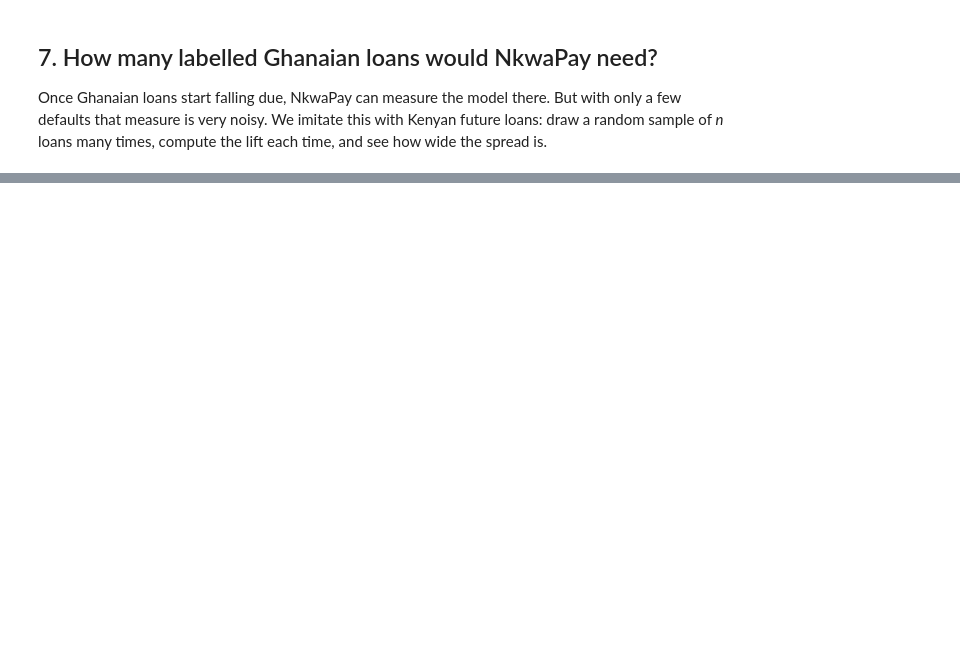
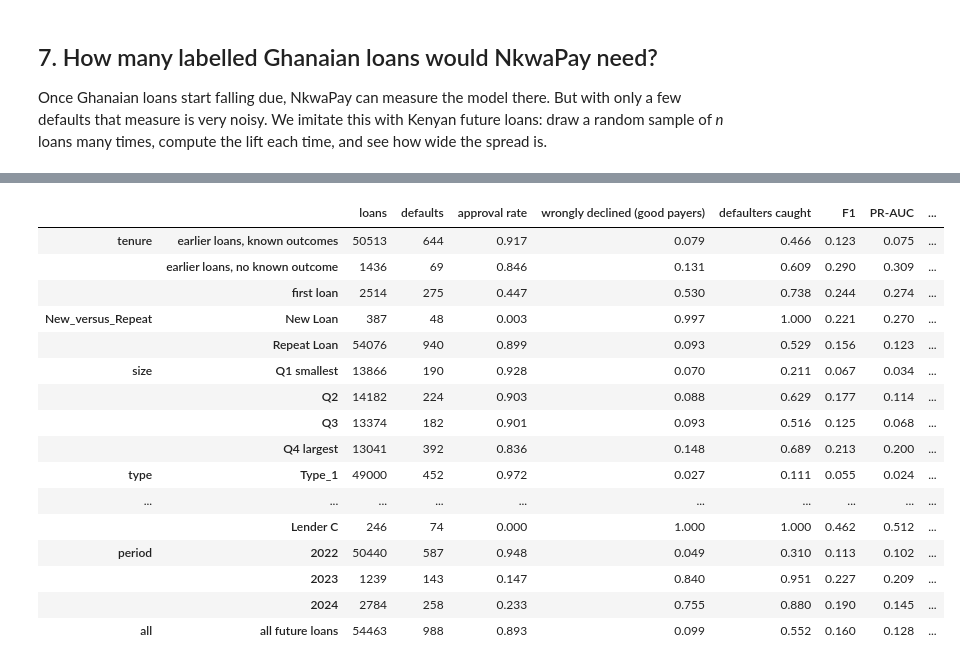
Before and after one commit to ASU-MICS-2028/mle-group-1-prosit-2, a Jupyter notebook: notebooks/04_transfer_and_fairness.ipynb, the cells around one changed output, grey strips where cells are left out. Drawn from its saved outputs; the diff is of its cells as text; code cells hidden in the pictures; blank space fills up the shorter version.

```diff
--- a/notebooks/04_transfer_and_fairness.ipynb
+++ b/notebooks/04_transfer_and_fairness.ipynb
@@ -532,0 +632,58 @@ The full write-up is in [learnings/10](../learnings/10_transfer.md), and the dec
+# %%
+def measures(d):
+    """Every measure for one group of future loans, at Kenya's 2.1% cut-off. 'Positive' = declined = flagged as risky."""
+    y, p = d.target.to_numpy().astype(int), d.p.to_numpy()
+    dec = p > CUTOFF["Kenya"]
+    good, bad = y == 0, y == 1
+    r = {"approval rate": 1 - dec.mean(), "wrongly declined (good payers)": dec[good].mean() if good.any() else np.nan,
+         "defaulters caught": dec[bad].mean() if bad.any() else np.nan,
+         "declined who would default (PPV)": y[dec].mean() if dec.any() else np.nan,
+         "approved who repay (NPV)": 1 - y[~dec].mean() if (~dec).any() else np.nan,
+         "F1": f1_score(y, dec) if bad.any() else np.nan,
+         "predicted default": p.mean(), "actual default": y.mean(),
+         "cost per loan (KES)": (FN * (bad & ~dec).sum() + FP * (good & dec).sum()) / len(y)}
+    r["PR-AUC"] = average_precision_score(y, p) if bad.any() and good.any() else np.nan
+    r["ROC-AUC"] = roc_auc_score(y, p) if bad.any() and good.any() else np.nan
+    r["lift"] = r["PR-AUC"] / y.mean() if bad.any() else np.nan
+    return r
+
+CI_FOR = ["approval rate", "wrongly declined (good payers)", "defaulters caught", "F1", "PR-AUC"]
+def by_group(d, by, n=200, min_defaults=30):
+    """measures() per group, with a customer-bootstrap 95% range. Groups with few defaults are marked: their numbers are noise."""
+    rows = []
+    for name, g in d.groupby(by, observed=True):
+        r = {"loans": len(g), "defaults": int(g.target.sum()), "enough defaults": g.target.sum() >= min_defaults,
+             "score 25%": g.p.quantile(.25), "score median": g.p.median(), "score 75%": g.p.quantile(.75), **measures(g)}
+        rng, cs, idx = np.random.default_rng(0), g.customer_id.unique(), g.groupby("customer_id").indices
+        draws = []
+        for _ in range(n):
+            s = g.iloc[np.concatenate([idx[c] for c in rng.choice(cs, len(cs))])]
+            draws.append([measures(s)[m] for m in CI_FOR])
+        lo, hi = np.nanpercentile(np.array(draws, float), [2.5, 97.5], axis=0)
+        r.update({f"{m} low": l for m, l in zip(CI_FOR, lo)} | {f"{m} high": h for m, h in zip(CI_FOR, hi)})
+        rows.append({by if isinstance(by, str) else " x ".join(by): name if isinstance(by, str) else " x ".join(name), **r})
+    return pd.DataFrame(rows).set_index(list(rows[0])[0])
+
+SHOW = ["loans", "defaults", "approval rate", "wrongly declined (good payers)", "defaulters caught", "F1", "PR-AUC", "lift", "predicted default", "actual default"]
+fair = {by: by_group(fo, by) for by in ["tenure", "New_versus_Repeat", "size", "type", "lender", "period"]}
+fair["all"] = by_group(fo.assign(all="all future loans"), "all")
+pd.concat(fair).to_csv(TABLES / "11_fairness_by_group.csv")
+pd.concat(fair)[SHOW].round(3)
+# %% [output]
+|  |  | loans | defaults | approval rate | wrongly declined (good payers) | defaulters caught | F1 | PR-AUC | ... |
+| tenure | earlier loans, known outcomes | 50513 | 644 | 0.917 | 0.079 | 0.466 | 0.123 | 0.075 | ... |
+|  | earlier loans, no known outcome | 1436 | 69 | 0.846 | 0.131 | 0.609 | 0.290 | 0.309 | ... |
+|  | first loan | 2514 | 275 | 0.447 | 0.530 | 0.738 | 0.244 | 0.274 | ... |
+| New_versus_Repeat | New Loan | 387 | 48 | 0.003 | 0.997 | 1.000 | 0.221 | 0.270 | ... |
+|  | Repeat Loan | 54076 | 940 | 0.899 | 0.093 | 0.529 | 0.156 | 0.123 | ... |
+| size | Q1 smallest | 13866 | 190 | 0.928 | 0.070 | 0.211 | 0.067 | 0.034 | ... |
+|  | Q2 | 14182 | 224 | 0.903 | 0.088 | 0.629 | 0.177 | 0.114 | ... |
+|  | Q3 | 13374 | 182 | 0.901 | 0.093 | 0.516 | 0.125 | 0.068 | ... |
+|  | Q4 largest | 13041 | 392 | 0.836 | 0.148 | 0.689 | 0.213 | 0.200 | ... |
+| type | Type_1 | 49000 | 452 | 0.972 | 0.027 | 0.111 | 0.055 | 0.024 | ... |
+| ... | ... | ... | ... | ... | ... | ... | ... | ... | ... |
+|  | Lender C | 246 | 74 | 0.000 | 1.000 | 1.000 | 0.462 | 0.512 | ... |
+| period | 2022 | 50440 | 587 | 0.948 | 0.049 | 0.310 | 0.113 | 0.102 | ... |
+|  | 2023 | 1239 | 143 | 0.147 | 0.840 | 0.951 | 0.227 | 0.209 | ... |
+|  | 2024 | 2784 | 258 | 0.233 | 0.755 | 0.880 | 0.190 | 0.145 | ... |
+| all | all future loans | 54463 | 988 | 0.893 | 0.099 | 0.552 | 0.160 | 0.128 | ... |
```
Also changed, not shown: parts of 33 cells of this notebook, 52 other files.
